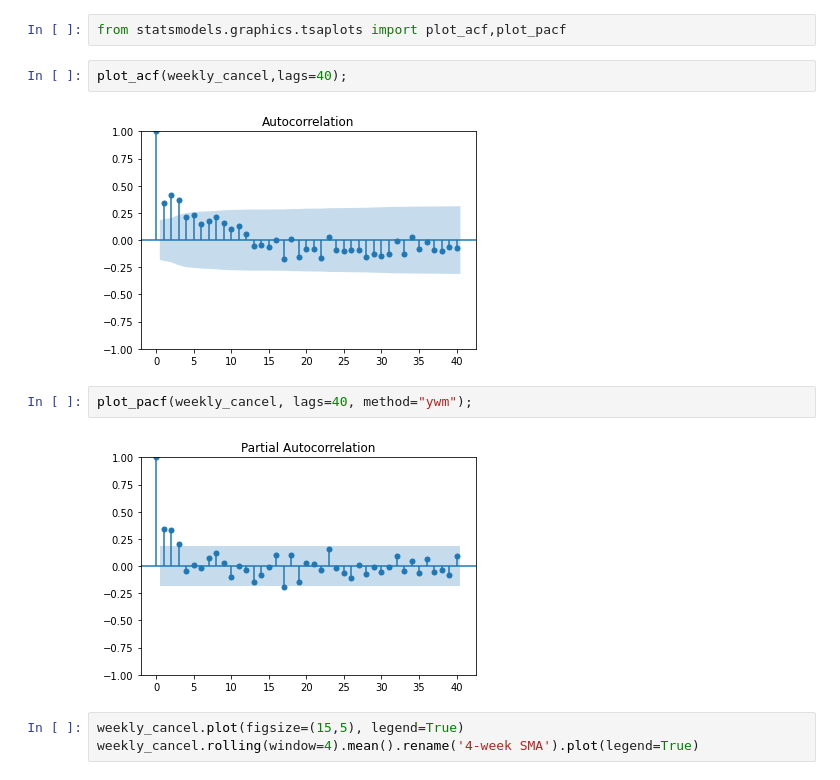
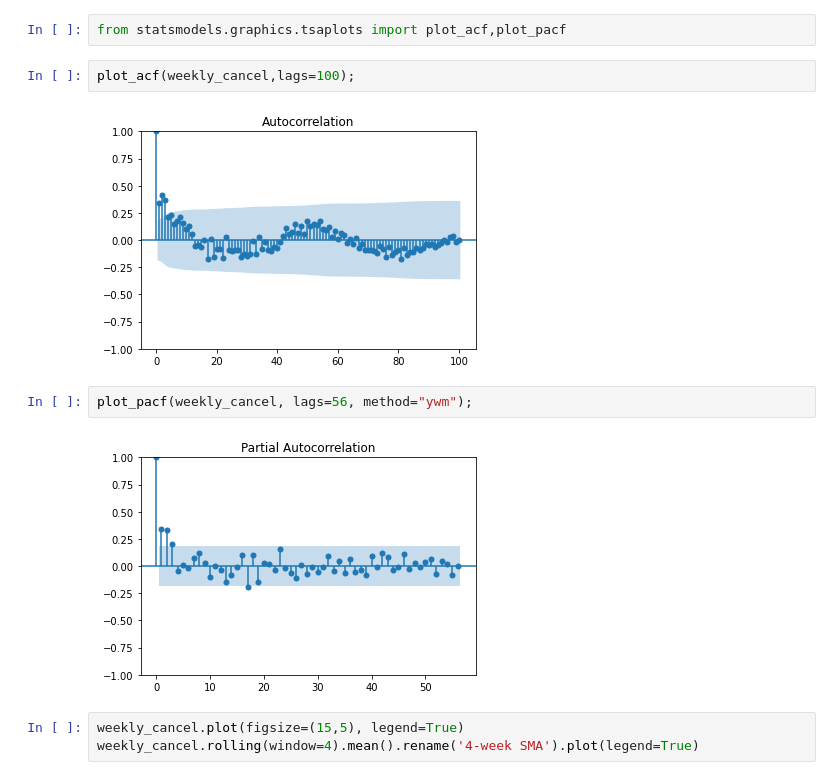
Before and after one commit to voitt95/Personal_Projects, a Jupyter notebook: hotel_cancelation/EDA.ipynb, the cells around one changed output. Cells and saved outputs as stored; diff of their text form.

```diff
--- a/hotel_cancelation/EDA.ipynb
+++ b/hotel_cancelation/EDA.ipynb
@@ -76,13 +76,13 @@ decomposition.plot();
 # %%
 from statsmodels.graphics.tsaplots import plot_acf,plot_pacf
 # %%
-plot_acf(weekly_cancel,lags=40);
+plot_acf(weekly_cancel,lags=100);
 # %% [output]
-[figure, old version]
+[figure, new version]
 # %%
-plot_pacf(weekly_cancel, lags=40, method="ywm");
+plot_pacf(weekly_cancel, lags=56, method="ywm");
 # %% [output]
-[figure, old version]
+[figure, new version]
 # %%
 weekly_cancel.plot(figsize=(15,5), legend=True)
 weekly_cancel.rolling(window=4).mean().rename('4-week SMA').plot(legend=True)
```
Also changed, not shown: parts of 5 cells of this notebook.
